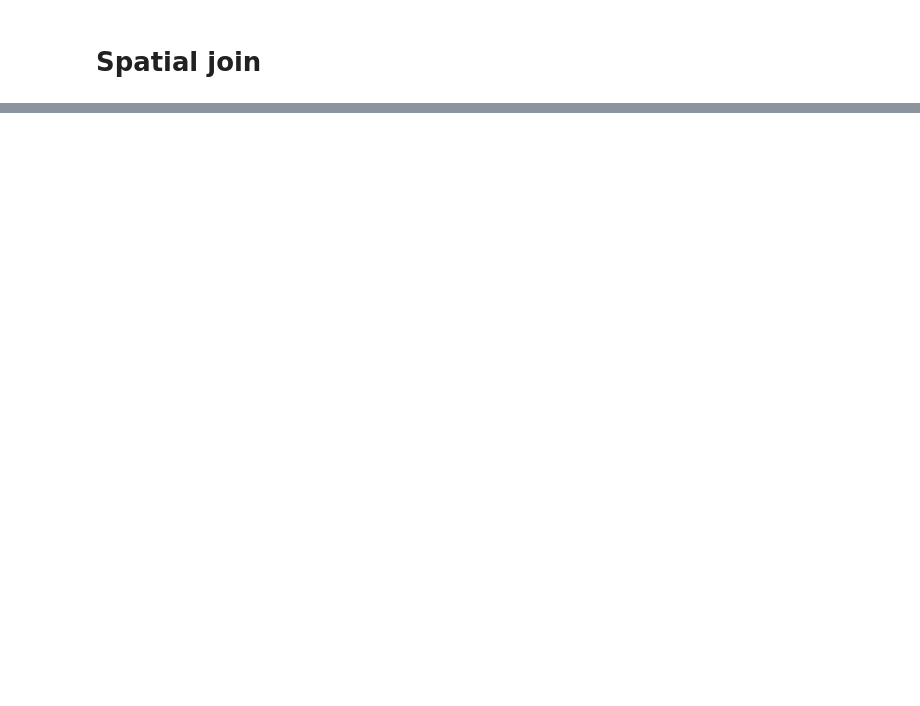
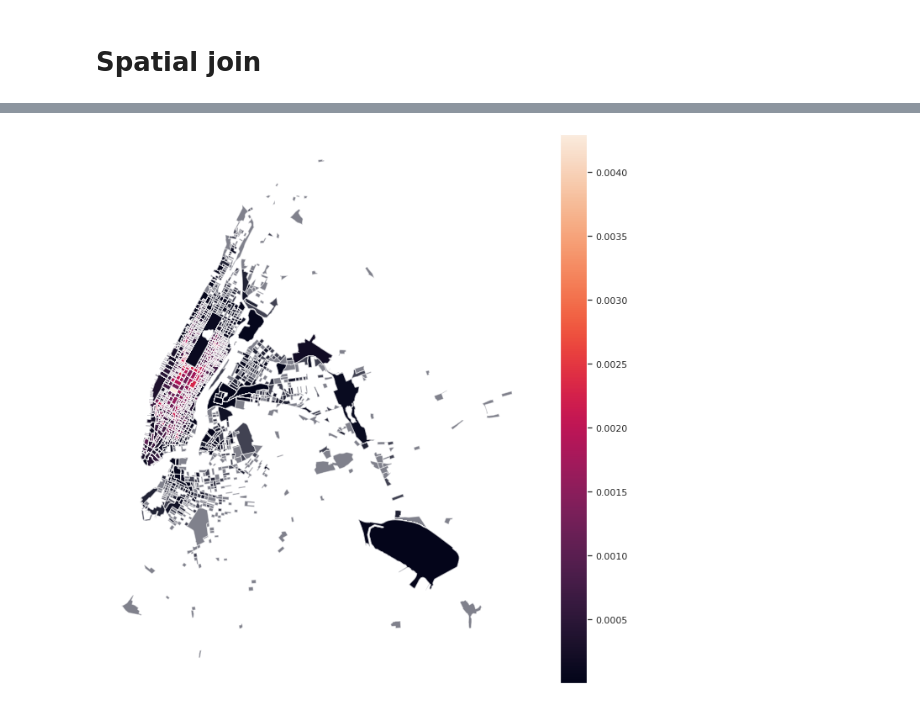
Before and after one commit to soyhyoj/CARTO-JuniorDSTest, a Jupyter notebook: notebooks/2.EDA.ipynb, the cells around one changed output, grey strips where cells are left out. Drawn from its saved outputs; the diff is of its cells as text; code cells hidden in the pictures; blank space fills up the shorter version.

Commit message:
ACS dataset merged and EDA ongoing

```diff
--- a/notebooks/2.EDA.ipynb
+++ b/notebooks/2.EDA.ipynb
@@ -246,0 +261,14 @@ plt.show()
+# %%
+# Calculate area of each block group
+print(pickup_blocks.shape)
+area = pickup_blocks.set_index('geoid').area
+
+# Remove duplicated rows
+area = area[~area.duplicated()]
+
+# Set geoid as col, not idx
+area = pd.DataFrame(area, columns=['area']).reset_index()
+
+# Join area to the pickup_blocks
+pickup_blocks = pickup_blocks.merge(area, how='inner', on='geoid', copy=False)
+print(pickup_blocks.shape)
@@ -246,0 +288,3 @@ plt.show()
+# %%
+pickup_blocks['n_pickup_per_area'] = pickup_blocks['n_pickup'] / pickup_blocks['area']
+pickup_blocks.head()
@@ -246,0 +298,7 @@ plt.show()
+# %%
+# Visualize the polygons only joined with the points
+ax = pickup_blocks.plot(column='n_pickup_per_area', figsize=(12,12), alpha=.5, legend=True)
+ax.set_axis_off()
+plt.show()
+# %% [output]
+[figure, added]
```
Also changed, not shown: parts of 30 cells of this notebook.
